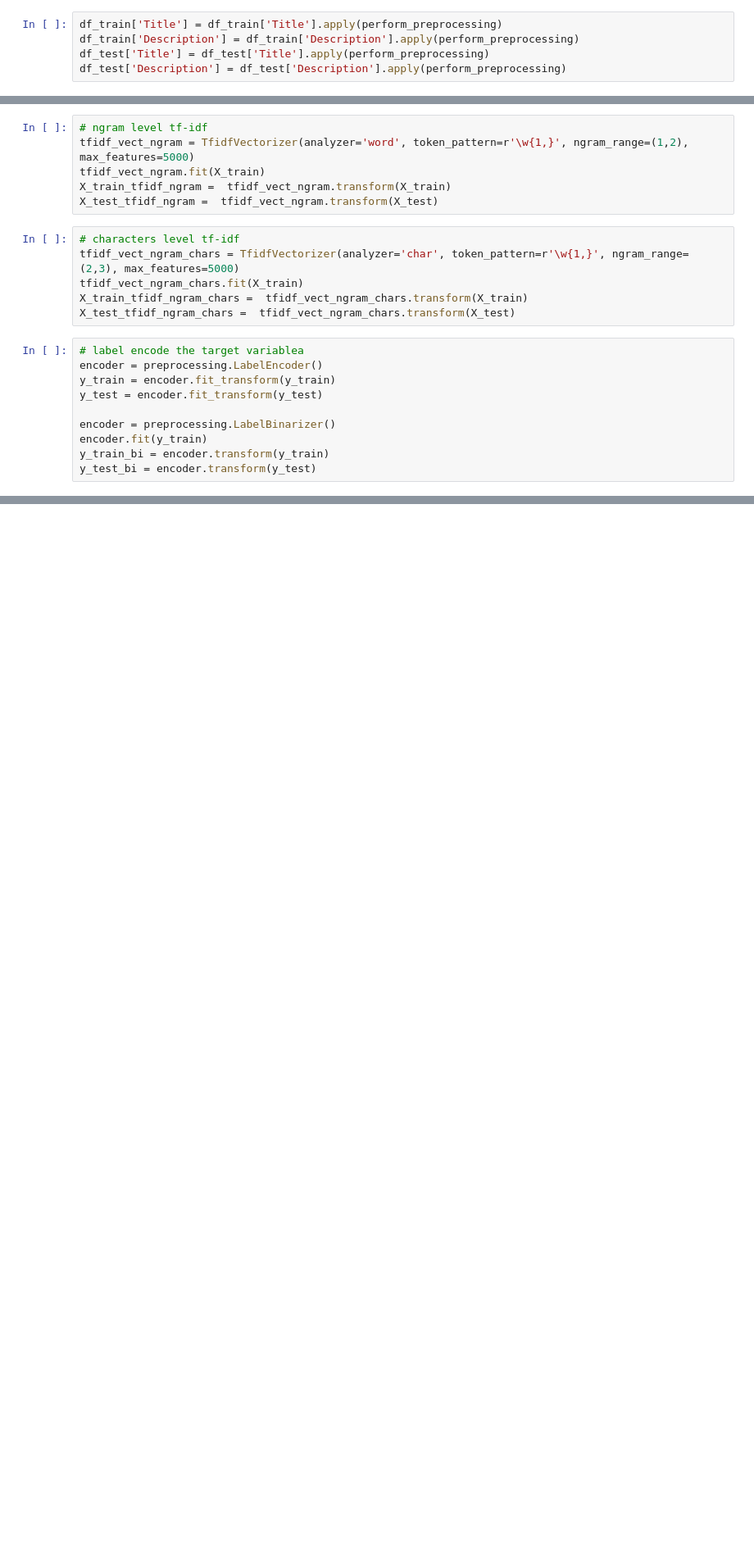
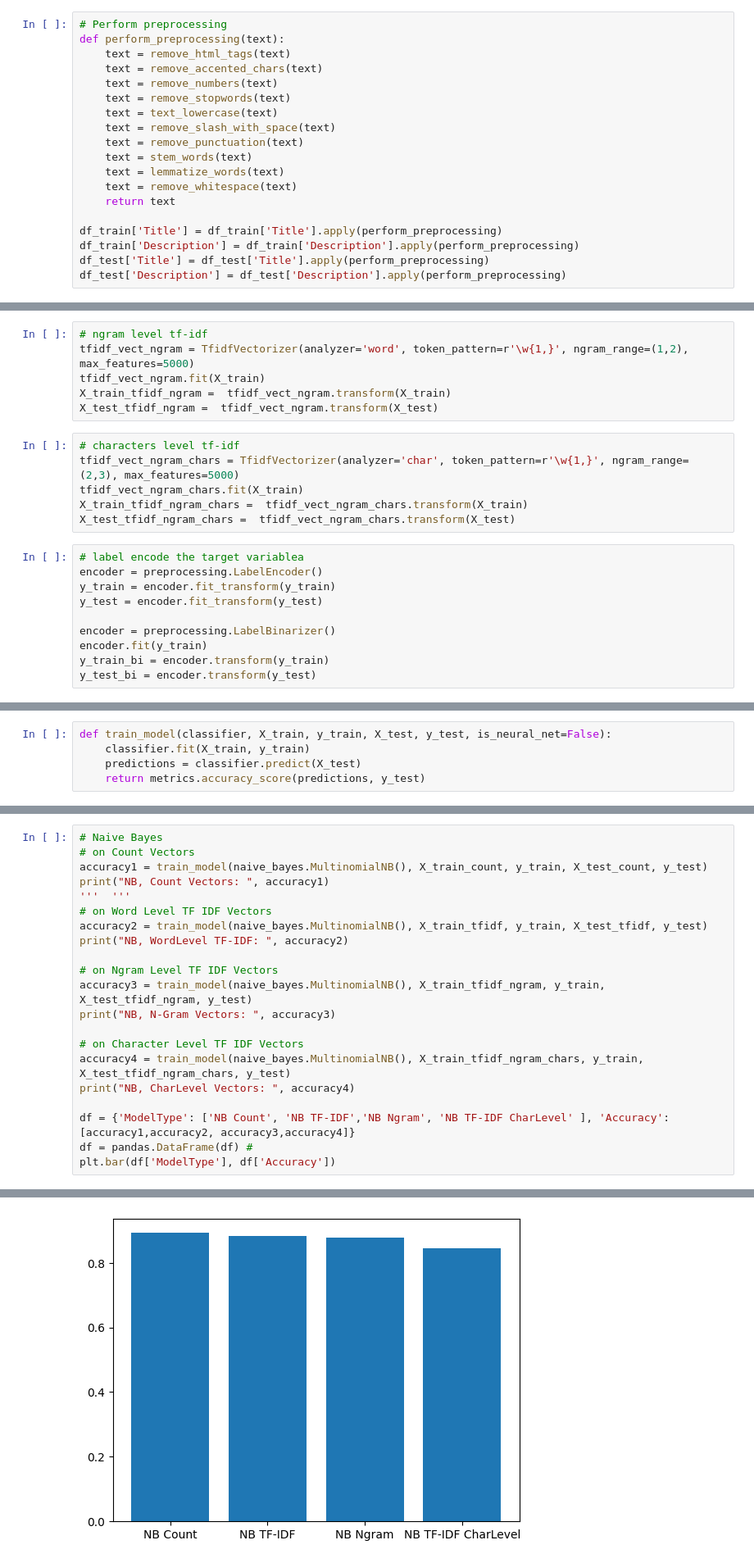
Before and after one commit to TanayaNarwade/Document-Classifier, a Jupyter notebook: Final.ipynb, the cells around one changed output, grey strips where cells are left out. Shown at 82% size. Saved outputs shown, nothing was run; the diff lists cells and outputs as text; blank space fills up the shorter version.

```diff
--- a/Final.ipynb
+++ b/Final.ipynb
@@ -26,4 +110,18 @@ df_count.head()
 # %%
+# Perform preprocessing
+def perform_preprocessing(text):
+    text = remove_html_tags(text)
+    text = remove_accented_chars(text)
+    text = remove_numbers(text)
+    text = remove_stopwords(text)
+    text = text_lowercase(text)
+    text = remove_slash_with_space(text)
+    text = remove_punctuation(text)
+    text = stem_words(text)
+    text = lemmatize_words(text)
+    text = remove_whitespace(text)
+    return text
+
 df_train['Title'] = df_train['Title'].apply(perform_preprocessing)
 df_train['Description'] = df_train['Description'].apply(perform_preprocessing)
 df_test['Title'] = df_test['Title'].apply(perform_preprocessing)
@@ -70,0 +180,5 @@ y_test_bi = encoder.transform(y_test)
+# %%
+def train_model(classifier, X_train, y_train, X_test, y_test, is_neural_net=False):
+    classifier.fit(X_train, y_train)
+    predictions = classifier.predict(X_test)
+    return metrics.accuracy_score(predictions, y_test)
@@ -70,0 +189,22 @@ y_test_bi = encoder.transform(y_test)
+# %%
+# Naive Bayes
+# on Count Vectors
+accuracy1 = train_model(naive_bayes.MultinomialNB(), X_train_count, y_train, X_test_count, y_test)
+print("NB, Count Vectors: ", accuracy1)
+'''  '''
+# on Word Level TF IDF Vectors
+accuracy2 = train_model(naive_bayes.MultinomialNB(), X_train_tfidf, y_train, X_test_tfidf, y_test)
+print("NB, WordLevel TF-IDF: ", accuracy2)
+
+# on Ngram Level TF IDF Vectors
+accuracy3 = train_model(naive_bayes.MultinomialNB(), X_train_tfidf_ngram, y_train, X_test_tfidf_ngram, y_test)
+print("NB, N-Gram Vectors: ", accuracy3)
+
+# on Character Level TF IDF Vectors
+accuracy4 = train_model(naive_bayes.MultinomialNB(), X_train_tfidf_ngram_chars, y_train, X_test_tfidf_ngram_chars, y_test)
+print("NB, CharLevel Vectors: ", accuracy4)
+
+df = {'ModelType': ['NB Count', 'NB TF-IDF','NB Ngram', 'NB TF-IDF CharLevel' ], 'Accuracy': [accuracy1,accuracy2, accuracy3,accuracy4]}
+df = pandas.DataFrame(df) #
+plt.bar(df['ModelType'], df['Accuracy'])
+# %% [output]
@@ -70,0 +216 @@ y_test_bi = encoder.transform(y_test)
+[figure, added]
```
Also changed, not shown: parts of 14 cells of this notebook, 1 other file.
